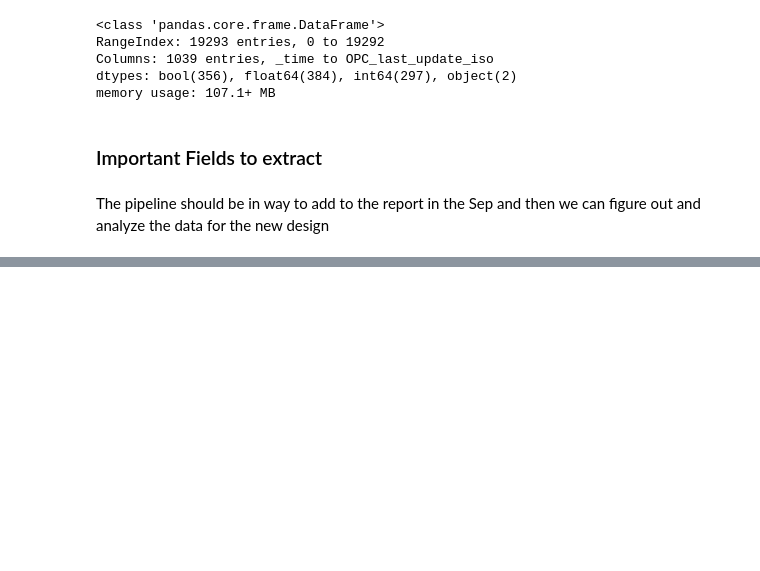
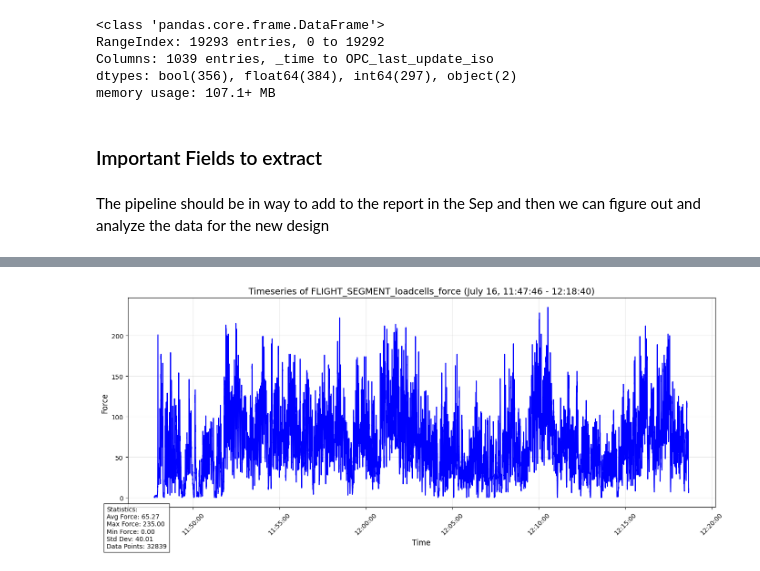
Before and after one commit to BaharakQaderi/field-data-pipeline, a Jupyter notebook: notebooks/EDA.ipynb, the cells around one changed output, grey strips where cells are left out. Drawn from its saved outputs; the diff is of its cells as text; code cells hidden in the pictures; blank space fills up the shorter version.

```diff
--- a/notebooks/EDA.ipynb
+++ b/notebooks/EDA.ipynb
@@ -231,0 +448,96 @@ df_day16.
+# %%
+import pandas as pd
+import matplotlib.pyplot as plt
+import matplotlib.dates as mdates
+from datetime import datetime
+import pytz
+
+# Use the df_day16 dataframe
+
+df_day16_ = pd.read_csv('/Users/baharakqaderi/field-data-pipeline/flight_analysis_july16/2025_07_16_11_47/flight_data.csv')
+
+# Check if the dataframe has a timestamp column
+if 'timestamp' in df_day16_.columns:
+    timestamp_col = 'timestamp'
+else:
+    # Look for any column that might contain timestamp information
+    time_cols = [col for col in df_day16_.columns if any(time_term in col.lower() for time_term in ['time', 'date', 'timestamp'])]
+    if time_cols:
+        timestamp_col = time_cols[0]
+        print(f"Using {timestamp_col} as the timestamp column")
+    else:
+        print("No timestamp column found. Please check your data structure.")
+        timestamp_col = None
+
+if timestamp_col:
+    # Convert timestamp to datetime format if it's not already
+    if pd.api.types.is_string_dtype(df_day16_[timestamp_col]):
+        # Use format='mixed' to handle different timestamp formats including those with timezone info
+        df_day16_[timestamp_col] = pd.to_datetime(df_day16_[timestamp_col], format='mixed')
+
+    # Define the specific time range and add UTC timezone to match the data
+    start_time_str = '2025-07-16 11:47:46'
+    end_time_str = '2025-07-16 12:18:40'
+
+    # Check if the timestamps in the dataframe have timezone info
+    has_tz = df_day16_[timestamp_col].dt.tz is not None
+
+    if has_tz:
+        # Add timezone info to our comparison timestamps
+        timezone = df_day16_[timestamp_col].dt.tz
+        start_time = pd.to_datetime(start_time_str).tz_localize(timezone)
+        end_time = pd.to_datetime(end_time_str).tz_localize(timezone)
+        print(f"Using timezone: {timezone}")
+    else:
+        # Keep timestamps without timezone
+        start_time = pd.to_datetime(start_time_str)
+        end_time = pd.to_datetime(end_time_str)
+        print("Using naive timestamps (no timezone)")
+
+    # Filter data for the specified time range
+    filtered_df_ = df_day16_[(df_day16_[timestamp_col] >= start_time) &
+                          (df_day16_[timestamp_col] <= end_time)]
+
+    if len(filtered_df_) > 0:
+        # Create the timeseries plot
+        plt.figure(figsize=(14, 6))
+        plt.plot(filtered_df_[timestamp_col], filtered_df_['FLIGHT_SEGMENT_loadcells_force'],
+                linewidth=1.5, color='blue')
+
+        # Set plot title and labels
+        plt.title(f'Timeseries of FLIGHT_SEGMENT_loadcells_force (July 16, {start_time.strftime("%H:%M:%S")} - {end_time.strftime("%H:%M:%S")})',
+                fontsize=14)
+        plt.xlabel('Time', fontsize=12)
+        plt.ylabel('Force', fontsize=12)
+
+        # Format x-axis to show time nicely
+        plt.gca().xaxis.set_major_formatter(mdates.DateFormatter('%H:%M:%S'))
+        plt.xticks(rotation=45)
+
+        # Add grid for better readability
+        plt.grid(True, alpha=0.3)
+
+        # Calculate and display statistics
+        avg_force = filtered_df_['FLIGHT_SEGMENT_loadcells_force'].mean()
+        max_force = filtered_df_['FLIGHT_SEGMENT_loadcells_force'].max()
+        min_force = filtered_df_['FLIGHT_SEGMENT_loadcells_force'].min()
+        std_force = filtered_df_['FLIGHT_SEGMENT_loadcells_force'].std()
+
+        stats_text = f"Statistics:\nAvg Force: {avg_force:.2f}\nMax Force: {max_force:.2f}\nMin Force: {min_force:.2f}\nStd Dev: {std_force:.2f}\nData Points: {len(filtered_df_)}"
+        plt.figtext(0.02, 0.02, stats_text, fontsize=10, bbox=dict(facecolor='white', alpha=0.8))
+
+        # Tight layout to use space efficiently
+        plt.tight_layout()
+        plt.show()
+
+        print(f"Plotted {len(filtered_df_)} data points from {start_time} to {end_time}")
+    else:
+        print(f"No data found for the specified time range: {start_time} - {end_time}")
+        print(f"Available time range: {df_day16_[timestamp_col].min()} - {df_day16_[timestamp_col].max()}")
+
+        # Show a sample of timestamps to help debug
+        print("\nSample timestamps from the dataframe:")
+        print(df_day16_[timestamp_col].head().tolist())
+else:
+    print("Unable to proceed without a timestamp column.")
+# %% [output]
@@ -231,0 +546 @@ df_day16.
+[figure, added]
```
Also changed, not shown: parts of 10 cells of this notebook, 56 other files.
